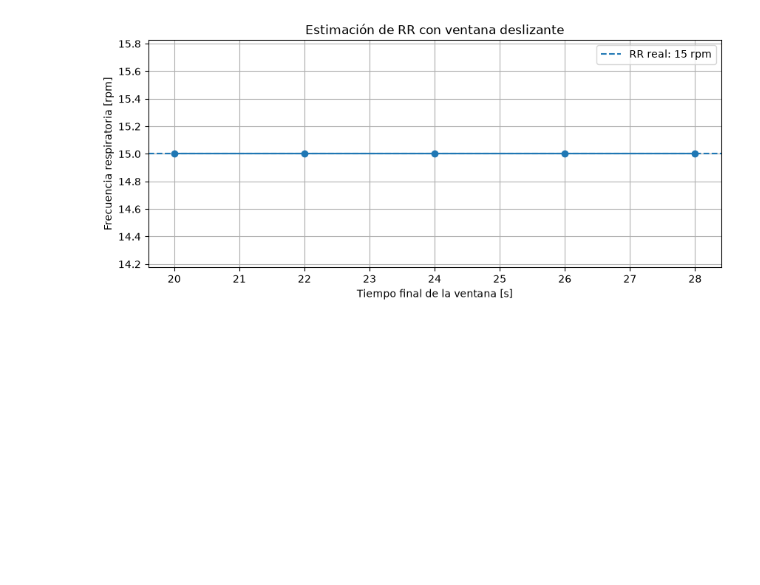
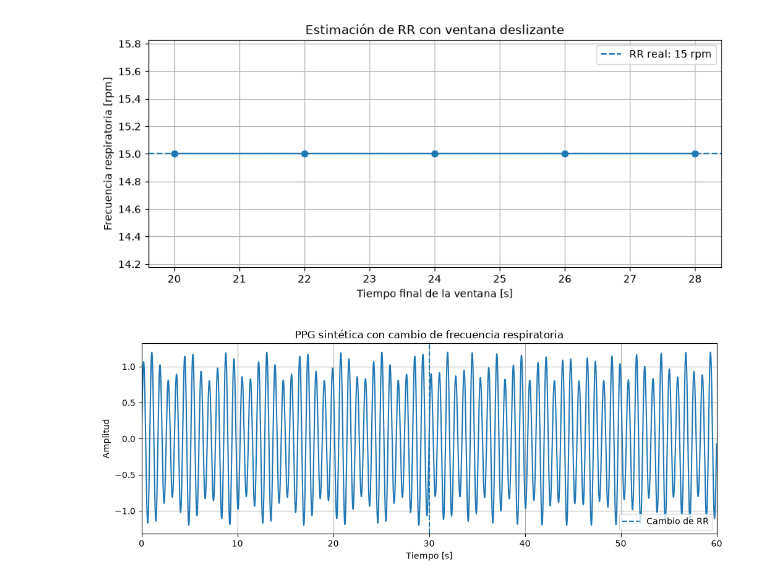
Before and after one commit to carlosgmontoya/respiratory-rate-ppg, a Jupyter notebook: notebooks/01_synthetic_ppg.ipynb, the cells around one changed output. Saved outputs shown, nothing was run; the diff lists cells and outputs as text; code cells hidden in the pictures; blank space fills up the shorter version.

```diff
--- a/notebooks/01_synthetic_ppg.ipynb
+++ b/notebooks/01_synthetic_ppg.ipynb
@@ -515,3 +515,52 @@ plt.legend()
 plt.show()
 # %% [output]
 [figure]
+# %%
+import numpy as np
+import matplotlib.pyplot as plt
+
+fs = 100
+duration = 60
+
+t = np.arange(0, duration, 1/fs)
+
+HR = 70
+f_hr = HR / 60
+
+# La respiración cambia en el segundo 30
+RR_1 = 15
+RR_2 = 24
+t_cambio = 30
+
+# Fase respiratoria continua
+fase_resp = np.zeros_like(t)
+
+antes = t <= t_cambio
+despues = t > t_cambio
+
+fase_resp[antes] = 2 * np.pi * (RR_1 / 60) * t[antes]
+
+fase_en_cambio = 2 * np.pi * (RR_1 / 60) * t_cambio
+
+fase_resp[despues] = (
+    fase_en_cambio
+    + 2 * np.pi * (RR_2 / 60) * (t[despues] - t_cambio)
+)
+
+respiration = 1 + 0.20 * np.sin(fase_resp)
+cardiac = np.sin(2 * np.pi * f_hr * t)
+
+ppg = respiration * cardiac
+
+plt.figure(figsize=(12, 4))
+plt.plot(t, ppg)
+plt.axvline(t_cambio, linestyle="--", label="Cambio de RR")
+plt.xlim(0, 60)
+plt.xlabel("Tiempo [s]")
+plt.ylabel("Amplitud")
+plt.title("PPG sintética con cambio de frecuencia respiratoria")
+plt.grid()
+plt.legend()
+plt.show()
+# %% [output]
+[figure, added]
```
Also changed, not shown: parts of 32 cells of this notebook.
